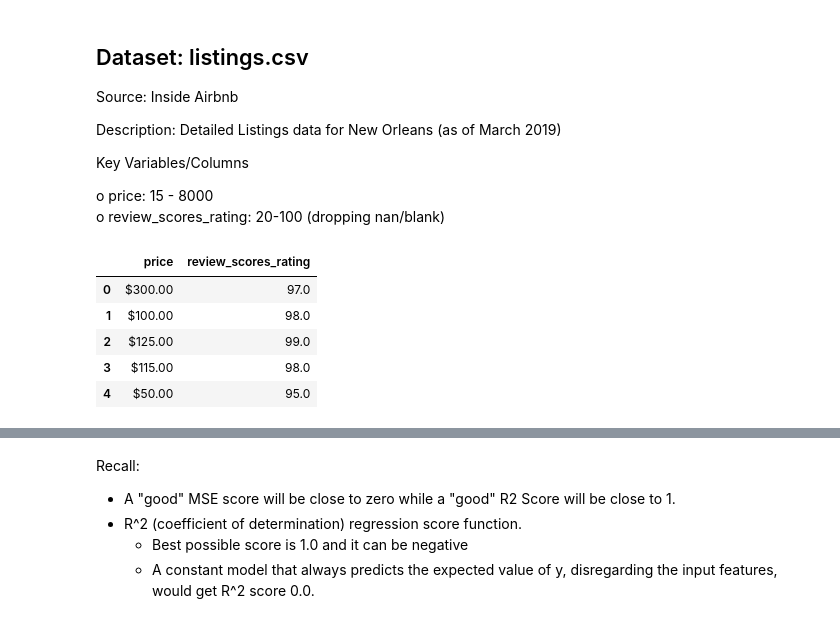
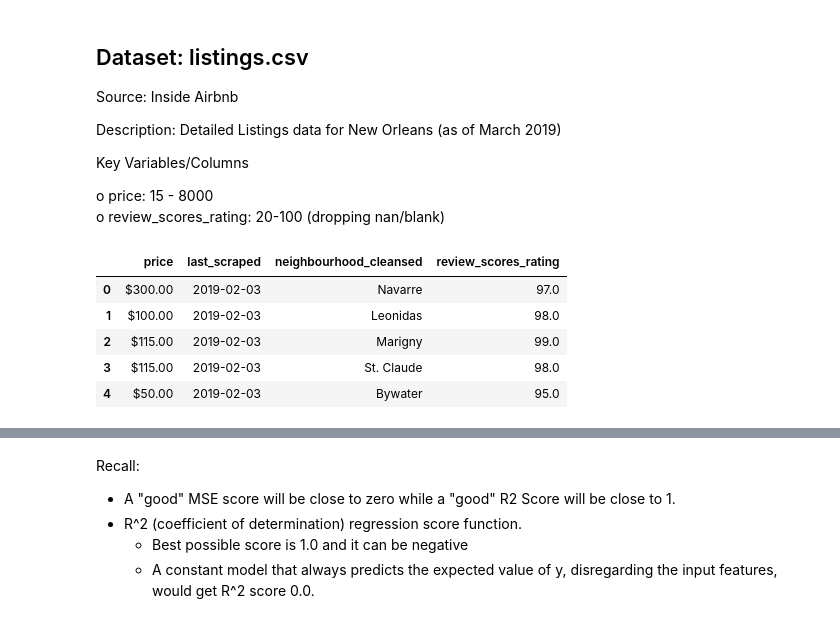
Before and after one commit to LoriHarris/Airbnb_ML, a Jupyter notebook: airbnb_listings.ipynb, the cells around one changed output, grey strips where cells are left out. Saved outputs shown, nothing was run; the diff lists cells and outputs as text; code cells hidden in the pictures.

```diff
--- a/airbnb_listings.ipynb
+++ b/airbnb_listings.ipynb
@@ -15,15 +15,18 @@ Key Variables/Columns
 o price: 15 - 8000
 o review_scores_rating: 20-100 (dropping nan/blank)
 # %%
-# Read the csv file into a pandas DataFrame
-lst = pd.read_csv('../Resources/listings.csv')
-lst = lst[['price', 'review_scores_rating']]
-lst = lst.dropna(axis=0, how="any")
-lst.head()
+# Read the Feb csv.gz file into a pandas DataFrame
+feb = pd.read_csv('../Resources/Feb/listings.csv.gz')
+feb['last_scraped'] = pd.to_datetime (feb['last_scraped'])
+# feb['month'] = feb['last_scraped'].dt.month
+# feb = feb[['price', 'review_scores_rating', 'month']]
+feb = feb[['price', 'last_scraped', 'neighbourhood_cleansed', 'review_scores_rating']]
+feb = feb.dropna(axis=0, how="any")
+feb.head()
 # %% [output]
-|  | price | review_scores_rating |
-| 0 | $300.00 | 97.0 |
-| 1 | $100.00 | 98.0 |
-| 2 | $125.00 | 99.0 |
-| 3 | $115.00 | 98.0 |
-| 4 | $50.00 | 95.0 |
+|  | price | last_scraped | neighbourhood_cleansed | review_scores_rating |
+| 0 | $300.00 | 2019-02-03 | Navarre | 97.0 |
+| 1 | $100.00 | 2019-02-03 | Leonidas | 98.0 |
+| 2 | $115.00 | 2019-02-03 | Marigny | 99.0 |
+| 3 | $115.00 | 2019-02-03 | St. Claude | 98.0 |
+| 4 | $50.00 | 2019-02-03 | Bywater | 95.0 |
```
Also changed, not shown: parts of 41 cells of this notebook, 4 other files.
